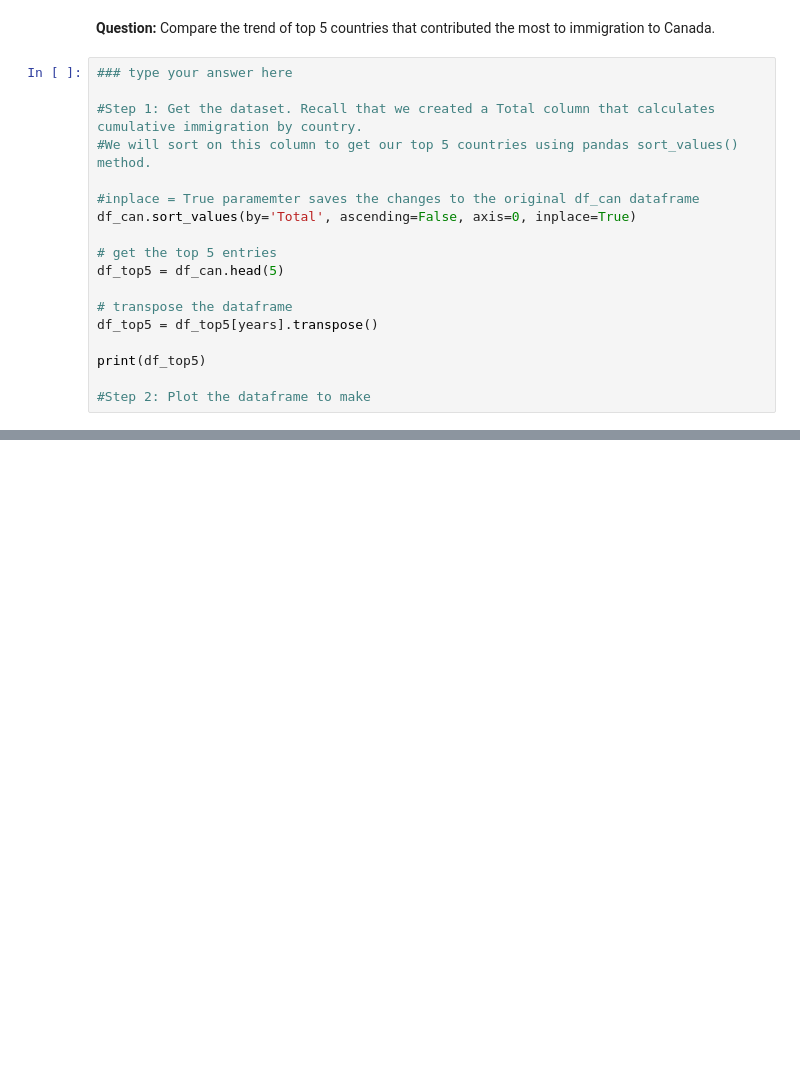
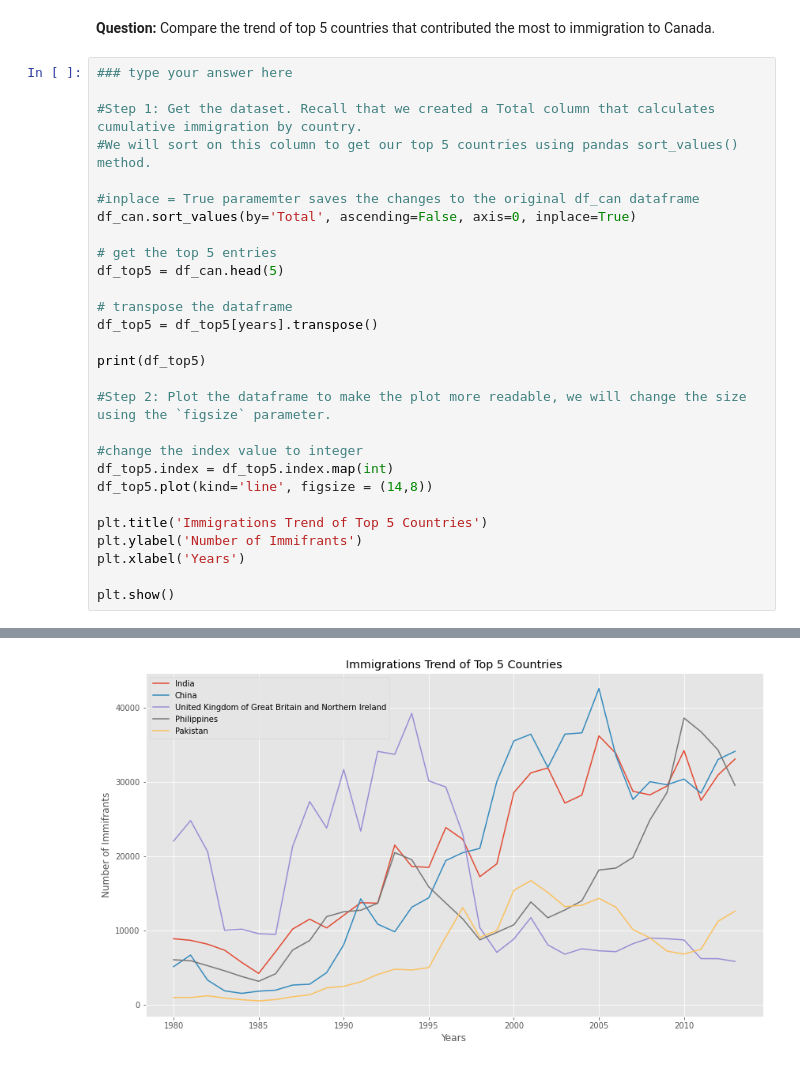
Before and after one commit to hoaint25/IBM_Data_Analyst, a Jupyter notebook: Introduction_Matplotlib_Line Plot.ipynb, the cells around one changed output, grey strips where cells are left out. Saved outputs shown, nothing was run; the diff lists cells and outputs as text; blank space fills up the shorter version.

```diff
--- a/Introduction_Matplotlib_Line Plot.ipynb
+++ b/Introduction_Matplotlib_Line Plot.ipynb
@@ -575,31 +575,42 @@ Line plot is a handy tool to display several dependent variables against one ind
 
 #inplace = True paramemter saves the changes to the original df_can dataframe
 df_can.sort_values(by='Total', ascending=False, axis=0, inplace=True)
 
 # get the top 5 entries
 df_top5 = df_can.head(5)
 
 # transpose the dataframe
 df_top5 = df_top5[years].transpose()
 
 print(df_top5)
 
-#Step 2: Plot the dataframe to make
+#Step 2: Plot the dataframe to make the plot more readable, we will change the size using the `figsize` parameter.
+
+#change the index value to integer
+df_top5.index = df_top5.index.map(int)
+df_top5.plot(kind='line', figsize = (14,8))
+
+plt.title('Immigrations Trend of Top 5 Countries')
+plt.ylabel('Number of Immifrants')
+plt.xlabel('Years')
+
+plt.show()
 # %% [output]
       India  China  United Kingdom of Great Britain and Northern Ireland  \
 1980   8880   5123                                              22045
 1981   8670   6682                                              24796
 1982   8147   3308                                              20620
 1983   7338   1863                                              10015
 1984   5704   1527                                              10170
 1985   4211   1816                                               9564
 1986   7150   1960                                               9470
 1987  10189   2643                                              21337
 1988  11522   2758                                              27359
 1989  10343   4323                                              23795
 1990  12041   8076                                              31668
 ... (55 lines left out)
 2010        38617      6811
 2011        36765      7468
 2012        34315     11227
 2013        29544     12603
+[figure, added]
```
Also changed, not shown: parts of 3 cells of this notebook.
